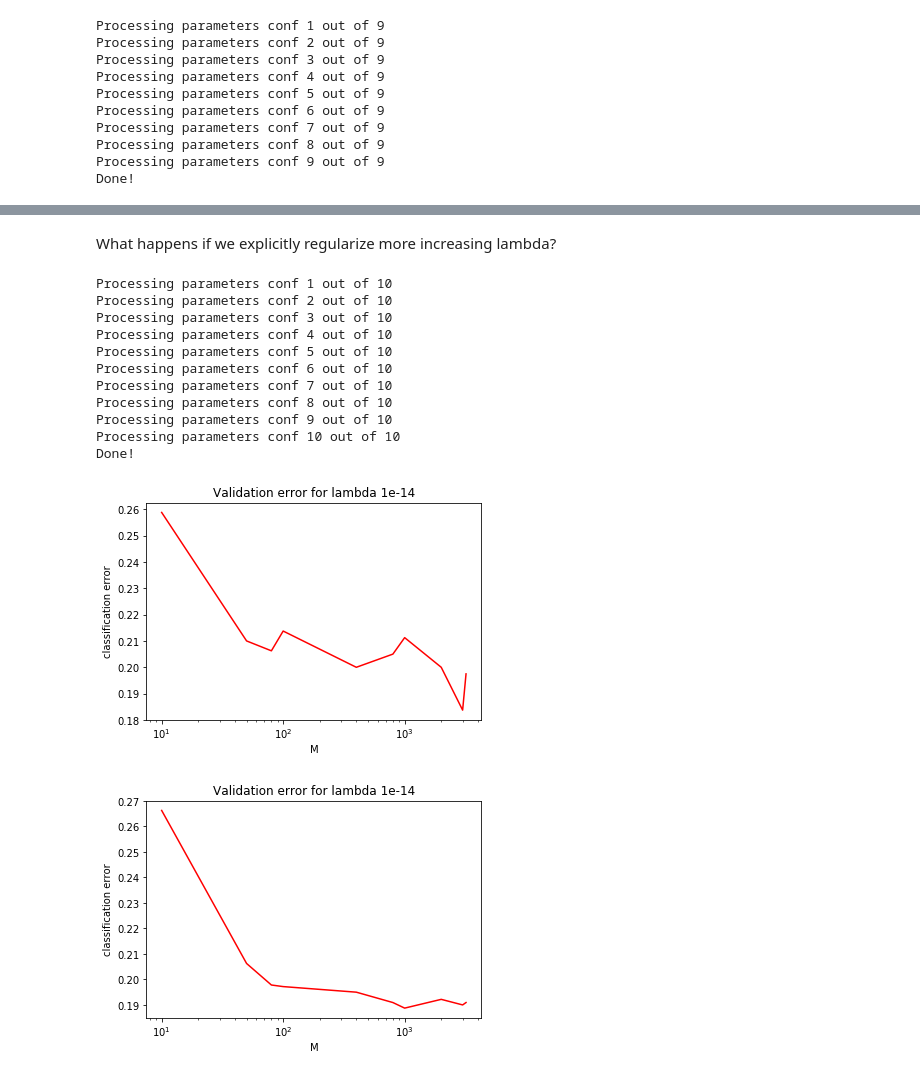
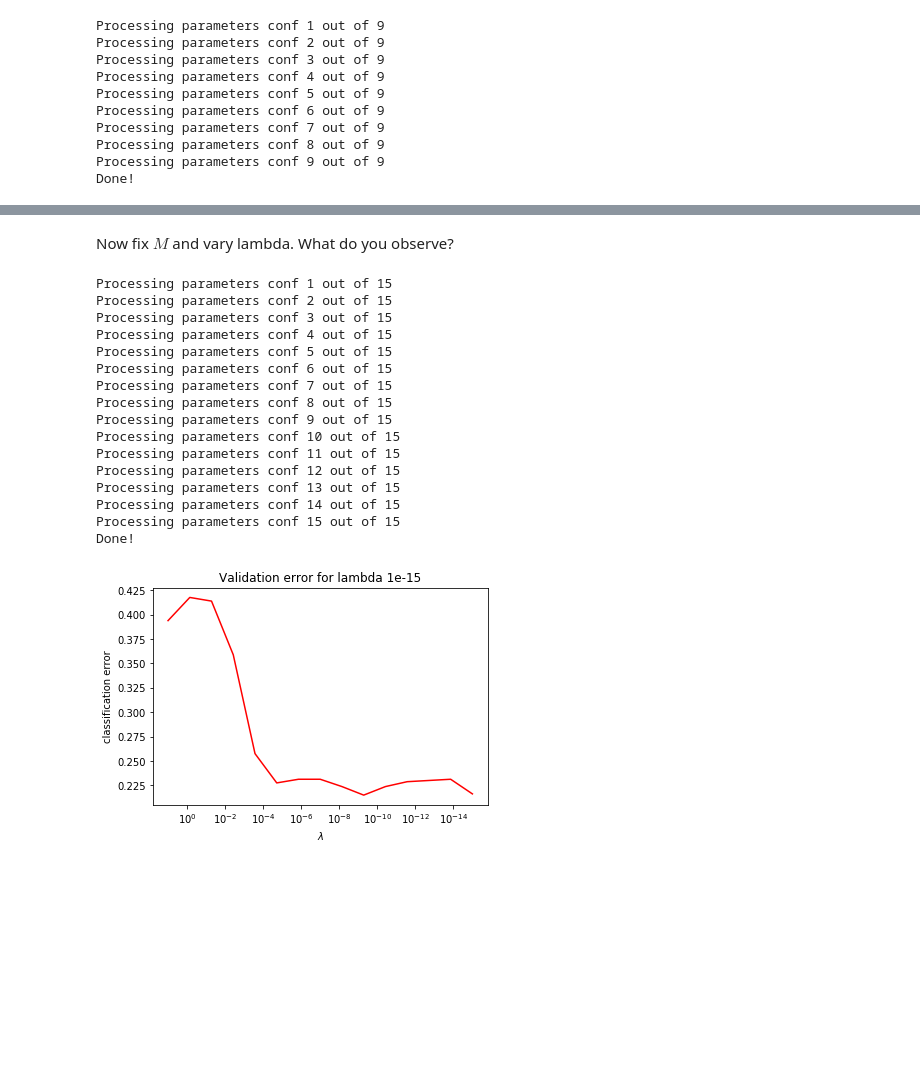
Before and after one commit to mlss-2019/tutorials, a Jupyter notebook: kernel/Tutorial Kernel.ipynb, the cells around one changed output, grey strips where cells are left out. Drawn from its saved outputs; the diff is of its cells as text; code cells hidden in the pictures; blank space fills up the shorter version.

```diff
--- a/kernel/Tutorial Kernel.ipynb
+++ b/kernel/Tutorial Kernel.ipynb
@@ -621,41 +620,37 @@ plt.show()
-# %% [markdown]
-What happens if we explicitly regularize more increasing lambda?
+# %% [markdown]
+Now fix $M$ and vary lambda. What do you observe?
 # %%
-kerpar_list = [4]
-lam_list = [1e-14]
-# lam_list = np.logspace(-5,1,5)
-m_list = [10, 50, 80, 100, 400, 800, 1000, 2000, 3000, 3200]
+Xtr, Ytr, Xts, Yts = interactive_plot.result
+kerpar_list = [2]
+lam_list = np.logspace(-15,1,15)
+m_list = [400]
 kernel = lambda sigma: lambda A,B: rbf_kernel(A,B, gamma=1./(2*sigma**2))
 c_err_func = lambda Ypred, Ytrue: np.mean(np.sign(Ypred) != np.sign(Ytrue))
 
-best_l, best_s, best_m, vm, vs, tm, ts = GridSearchCV_FALKON(Xtr, Ytr, kernel, lam_list, kerpar_list, m_list, c_err_func, falkon_iter=40)
+best_l, best_s, best_m, vm, vs, tm, ts = GridSearchCV_FALKON(Xtr, Ytr, kernel, lam_list, kerpar_list, m_list, c_err_func)
 # %% [output]
-Processing parameters conf 1 out of 10
-Processing parameters conf 2 out of 10
-Processing parameters conf 3 out of 10
-Processing parameters conf 4 out of 10
-Processing parameters conf 5 out of 10
-Processing parameters conf 6 out of 10
-Processing parameters conf 7 out of 10
-Processing parameters conf 8 out of 10
-Processing parameters conf 9 out of 10
-Processing parameters conf 10 out of 10
+Processing parameters conf 1 out of 15
+Processing parameters conf 2 out of 15
+Processing parameters conf 3 out of 15
+Processing parameters conf 4 out of 15
+Processing parameters conf 5 out of 15
+Processing parameters conf 6 out of 15
+Processing parameters conf 7 out of 15
+Processing parameters conf 8 out of 15
+Processing parameters conf 9 out of 15
+Processing parameters conf 10 out of 15
+Processing parameters conf 11 out of 15
+Processing parameters conf 12 out of 15
+Processing parameters conf 13 out of 15
+Processing parameters conf 14 out of 15
+Processing parameters conf 15 out of 15
 Done!
 # %%
-plt.semilogx(np.array(m_list), np.array(vm.reshape(len(kerpar_list)*len(lam_list)*len(m_list),1)), 'r')
+plt.semilogx(np.array(lam_list), np.array(vm.reshape(len(kerpar_list)*len(lam_list)*len(m_list),1)), 'r')
 plt.title(f'Validation error for lambda {lam_list[0]}')
-plt.xlabel('M')
+plt.xlabel('$\lambda$')
 plt.ylabel(f'classification error')
-# plt.gca().invert_xaxis()
+plt.gca().invert_xaxis()
 plt.show()
 # %% [output]
-[figure, old version]
+[figure, new version]
-# %%
-plt.semilogx(np.array(m_list), np.array(tm.reshape(len(kerpar_list)*len(lam_list)*len(m_list),1)), 'r')
-plt.title(f'Validation error for lambda {lam_list[0]}')
-plt.xlabel('M')
-plt.ylabel(f'classification error')
-# plt.gca().invert_xaxis()
-plt.show()
-# %% [output]
-[figure, removed]
```
Also changed, not shown: parts of 8 cells of this notebook.
